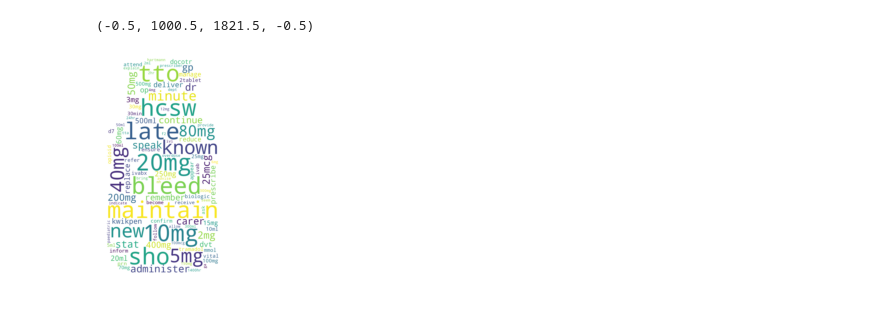
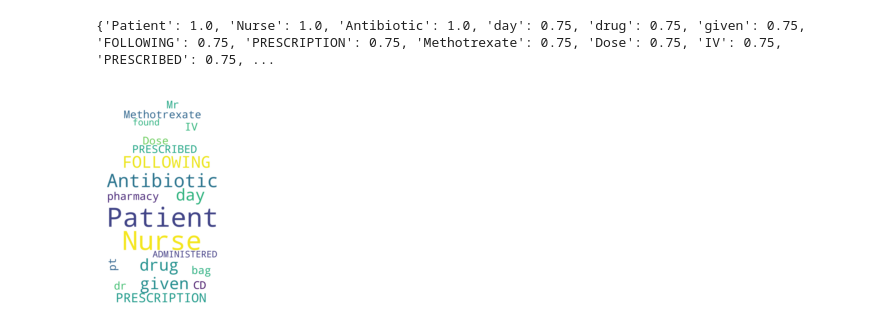
Before and after one commit to meevans1/PortsmouthHospitalTrust, a Jupyter notebook: nlp_of_patient_medicine_safety_events_at_QA/wordcloud_of_patient_medicine_safety_events_at_QA.ipynb, the cells around one changed output. Saved outputs shown, nothing was run; the diff lists cells and outputs as text; code cells hidden in the pictures.

```diff
--- a/nlp_of_patient_medicine_safety_events_at_QA/wordcloud_of_patient_medicine_safety_events_at_QA.ipynb
+++ b/nlp_of_patient_medicine_safety_events_at_QA/wordcloud_of_patient_medicine_safety_events_at_QA.ipynb
@@ -8,3 +8,22 @@ from wordcloud import WordCloud, STOPWORDS, ImageColorGenerator
 import pyodbc
 
 import matplotlib.pyplot as plt
+# %%
+import nltk
+nltk.set_proxy('https://evansme:Orange23@qahwsvip.pht-master.xports.nhs.uk:8080')
+nltk.download('punkt')
+nltk.download('stopwords')
+nltk.download('wordnet')
+nltk.download('averaged_perceptron_tagger')
+nltk.download('maxent_ne_chunker')
+nltk.download('words')
+from nltk.tokenize import word_tokenize,sent_tokenize
+from nltk.stem import WordNetLemmatizer
+from nltk.corpus import stopwords
+from gensim.corpora import Dictionary
+from gensim.models import TfidfModel
+from wordcloud import WordCloud
+from collections import defaultdict
+import spacy
+nlp = spacy.load('en_core_web_sm',tagger=False, parser=False, matcher=False)
+nlp.entity
@@ -13,7 +53,8 @@ sql_conn = pyodbc.connect('DRIVER={SQL Server};'
                             'SERVER=L_AAGDATIX;'
                             'DATABASE=DatixCRM;'
                             'Trusted_Connection=yes')
-query = "set transaction isolation level read uncommitted select inc_notes from DatixCRM.dbo.incidents_main where inc_type='PAT' and inc_category='MEDIC' and inc_organisation='QA'"
+query = "set transaction isolation level read uncommitted select inc_locactual,inc_unit,inc_loctype,inc_result,inc_severity,inc_notes from DatixCRM.dbo.incidents_main where inc_type='PAT' and inc_category='MEDIC' and inc_organisation='QA'"
 df = pd.read_sql(query, sql_conn)
+df= df[df.index < 100]
 df.head()
 # %% [output]
@@ -80,0 +69,6 @@ vectors = [dictionary.doc2bow(text) for text in lemmatized_corpus]
+# %%
+lemmatized_corpus = []
+tagged_tokesn = []
+token_trees = []
+label_value_dict = {}
+spacy_dict = {}
@@ -81,26 +212,28 @@ vectors = [dictionary.doc2bow(text) for text in lemmatized_corpus]
 # %%
 # Initialize the word cloud
 
 wc = WordCloud(
     background_color="white",
-    max_words=100,
+    max_words=20,
     width = 1024,
     height = 720,
     mask=medicine_mask,
     stopwords=stopwords.words("english")
 )
 
 # Generate the cloud
 words_dict = dict(dictionary)
 words = " ".join(w for w in words_dict.values())
 wc.generate(words)
 
+print(wc.words_)
+
 # Display the generated image:
 plt.imshow(wc, interpolation='bilinear')
-plt.axis("off")
+plt.axis("off");
 # %% [output]
-(-0.5, 1000.5, 1821.5, -0.5)
+{'Patient': 1.0, 'Nurse': 1.0, 'Antibiotic': 1.0, 'day': 0.75, 'drug': 0.75, 'given': 0.75, 'FOLLOWING': 0.75, 'PRESCRIPTION': 0.75, 'Methotrexate': 0.75, 'Dose': 0.75, 'IV': 0.75, 'PRESCRIBED': 0.75, ...
-[figure, old version]
+[figure, new version]
 # %%
 # Build TF-IDF model
 
```
Also changed, not shown: parts of 12 cells of this notebook, 5 other files.
